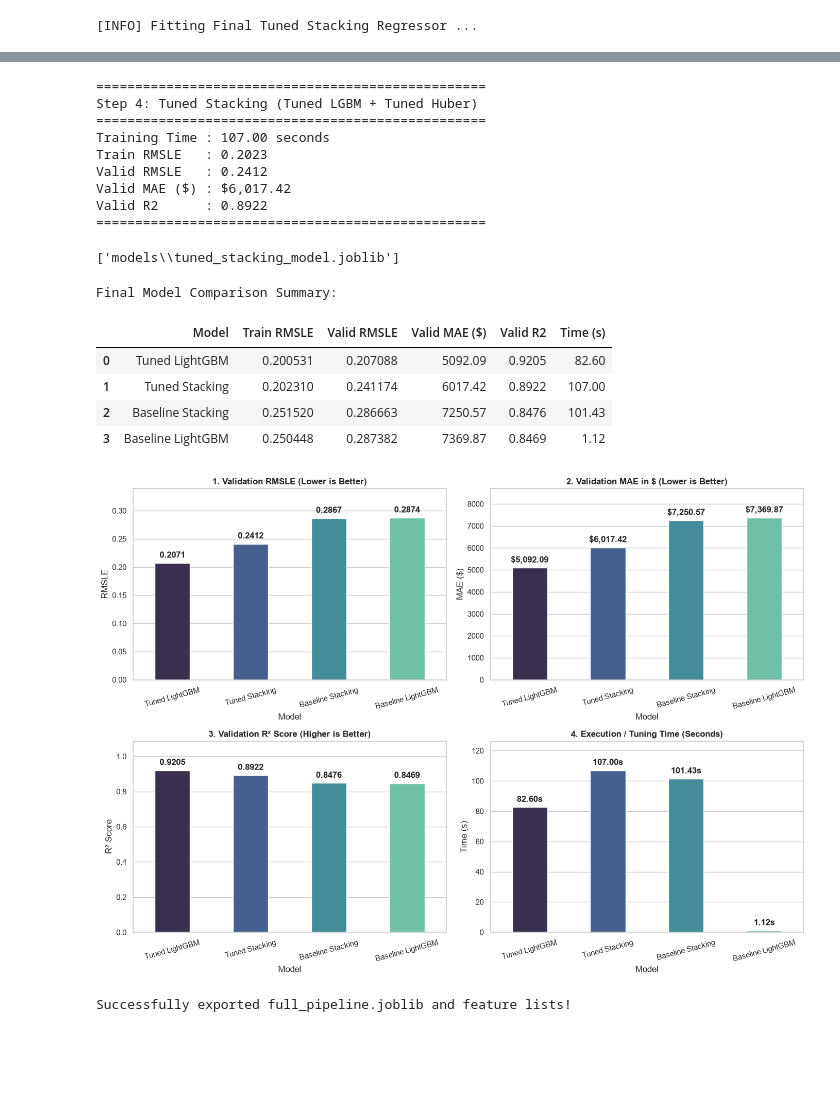
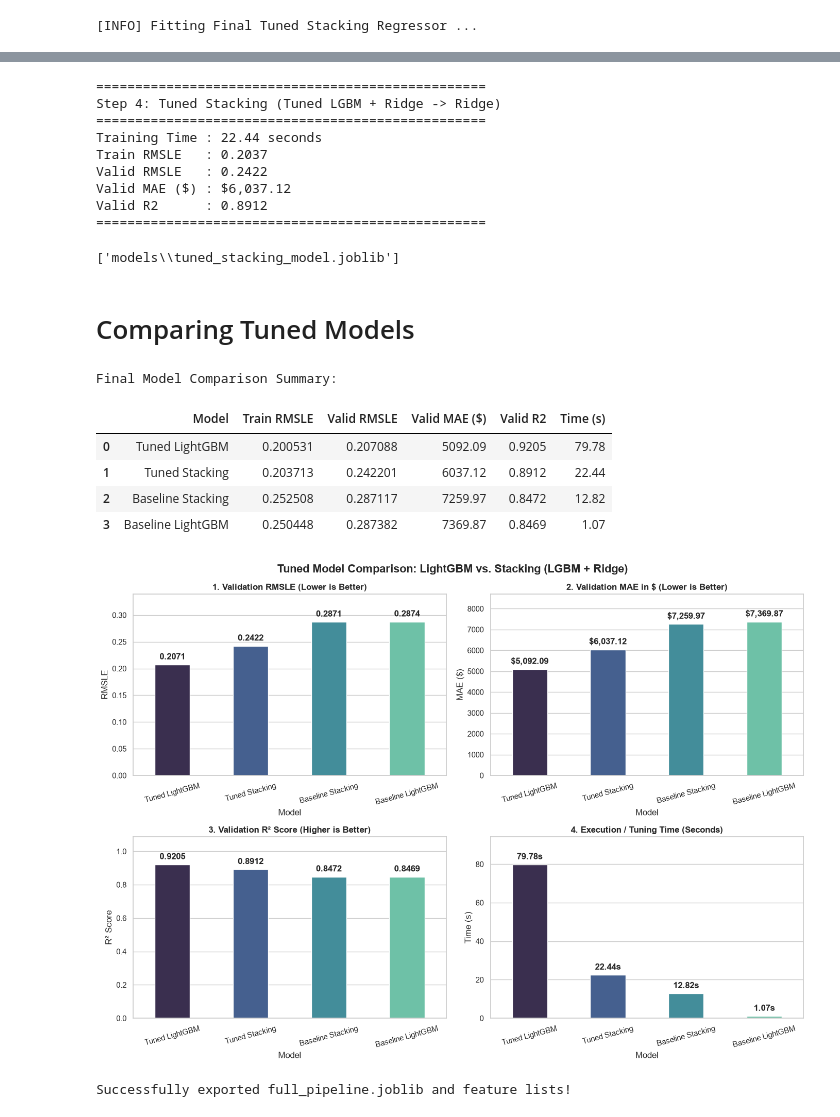
Before and after one commit to BevisWong76/bulldozers-price-predictor, a Jupyter notebook: bulldozers_price_regression.ipynb, the cells around one changed output, grey strips where cells are left out. Saved outputs shown, nothing was run; the diff lists cells and outputs as text; code cells hidden in the pictures; blank space fills up the shorter version.

```diff
--- a/bulldozers_price_regression.ipynb
+++ b/bulldozers_price_regression.ipynb
@@ -56,12 +56,14 @@ Scikit-Learn version: 1.9.0
 # Create image and model directories if they don't exist
 
 eda_plots_dir             = Path("plots/EDA")
-model_selection_plots_dir = Path("plots/Model_Selection")
+tuning_plots_dir          = Path("plots/Tuning")
+evaluation_plots_dir      = Path("plots/Evaluation")
 features_plots_dir        = Path("plots/Features")
 models_dir                = Path("models")
 
 eda_plots_dir.mkdir(parents=True, exist_ok=True)
-model_selection_plots_dir.mkdir(parents=True, exist_ok=True)
+tuning_plots_dir.mkdir(parents=True, exist_ok=True)
+evaluation_plots_dir.mkdir(parents=True, exist_ok=True)
 features_plots_dir.mkdir(parents=True, exist_ok=True)
 models_dir.mkdir(parents=True, exist_ok=True)
 # %% [markdown]
@@ -361,9 +365,17 @@ Valid R2      : 0.8469
 # Define and fit Stacking model
 
 # Level 1
+# Ridge gets scaled inside its own sub-pipeline
+ridge_model = Pipeline(
+    steps=[
+        ("scaler", StandardScaler(with_mean=False)), # with_mean=False handles sparse matrices cleanly
+        ("regressor", Ridge(alpha=100.0, solver="lsqr"))
+    ]
+)
+
 level1_models = [
     ("lgb", LGBMRegressor(n_estimators=100, random_state=42, verbose=-1, n_jobs=-1),),
-    ("huber", HuberRegressor(max_iter=1000),),
+    ("Ridge", ridge_model,),
 ]
 
 # Level 2
@@ -375,7 +387,7 @@ stacking_baseline = StackingRegressor(
 )
 
 # Fitting
-print("[INFO] Fitting Lightweight Stacking Baseline (LGBM + Huber -> Ridge) ...")
+print("[INFO] Fitting Lightweight Stacking Baseline (LGBM + Ridge -> Ridge) ...")
 start_time = time.time()
 stacking_baseline.fit(X_train_preprocessed, y_train_log)
 stacking_train_time = time.time() - start_time
@@ -681,7 +785,7 @@ print("[INFO] Fitting Final Tuned Stacking Regressor ...")
 
 level1_tuned_models = [
     ("tuned_lgb", tuned_lgb_model),
-    ("huber", HuberRegressor(max_iter=1000)),
+    ("Ridge", ridge_model)
 ]
 
 meta_model = Ridge(alpha=1.0)
@@ -722,7 +919,7 @@ tuned_stack_valid_mae = mean_absolute_error(
 )
 
 print("=" * 50)
-print("Step 4: Tuned Stacking (Tuned LGBM + Tuned Huber)")
+print("Step 4: Tuned Stacking (Tuned LGBM + Ridge -> Ridge)")
 print("=" * 50)
 print(f"Training Time : {tuned_stacking_train_time:.2f} seconds")
 print(f"Train RMSLE   : {tuned_stack_train_rmsle:.4f}")
@@ -732,19 +929,21 @@ print(f"Valid R2      : {tuned_stack_valid_r2:.4f}")
 print("=" * 50)
 # %% [output]
 ==================================================
-Step 4: Tuned Stacking (Tuned LGBM + Tuned Huber)
+Step 4: Tuned Stacking (Tuned LGBM + Ridge -> Ridge)
 ==================================================
-Training Time : 107.00 seconds
-Train RMSLE   : 0.2023
-Valid RMSLE   : 0.2412
-Valid MAE ($) : $6,017.42
-Valid R2      : 0.8922
+Training Time : 22.44 seconds
+Train RMSLE   : 0.2037
+Valid RMSLE   : 0.2422
+Valid MAE ($) : $6,037.12
+Valid R2      : 0.8912
 ==================================================
 # %%
 # Save the tuned stacking regressor to disk
 joblib.dump(tuned_stacking, models_dir / "tuned_stacking_model.joblib")
 # %% [output]
 ['models\\tuned_stacking_model.joblib']
+# %% [markdown]
+#  Comparing Tuned Models
 # %%
 # Final Model Comparison Summary
 
@@ -796,10 +995,10 @@ display(final_results_df)
 # %% [output]
 Final Model Comparison Summary:
 |  | Model | Train RMSLE | Valid RMSLE | Valid MAE ($) | Valid R2 | Time (s) |
-| 0 | Tuned LightGBM | 0.200531 | 0.207088 | 5092.09 | 0.9205 | 82.60 |
-| 1 | Tuned Stacking | 0.202310 | 0.241174 | 6017.42 | 0.8922 | 107.00 |
-| 2 | Baseline Stacking | 0.251520 | 0.286663 | 7250.57 | 0.8476 | 101.43 |
-| 3 | Baseline LightGBM | 0.250448 | 0.287382 | 7369.87 | 0.8469 | 1.12 |
+| 0 | Tuned LightGBM | 0.200531 | 0.207088 | 5092.09 | 0.9205 | 79.78 |
+| 1 | Tuned Stacking | 0.203713 | 0.242201 | 6037.12 | 0.8912 | 22.44 |
+| 2 | Baseline Stacking | 0.252508 | 0.287117 | 7259.97 | 0.8472 | 12.82 |
+| 3 | Baseline LightGBM | 0.250448 | 0.287382 | 7369.87 | 0.8469 | 1.07 |
 # %%
 # Visualize the final model comparison results
 fig, axes = plt.subplots(2, 2, figsize=(14, 10))
@@ -846,35 +1045,36 @@ sns.barplot(
     hue="Model",
     ax=axes[1, 0],
     palette=palette,
     legend=False,
     width=0.45,
 )
 axes[1, 0].set_title("3. Validation R² Score (Higher is Better)", fontweight="bold")
 axes[1, 0].set_ylabel("R² Score")
 axes[1, 0].tick_params(axis="x", rotation=15)
 annotate_bars(axes[1, 0], fmt_type="float", decimals=4)
 
 # 4. Execution / Tuning Time
 sns.barplot(
     data=final_results_df,
     x="Model",
     y="Time (s)",
     hue="Model",
     ax=axes[1, 1],
     palette=palette,
     legend=False,
     width=0.45,
 )
 axes[1, 1].set_title("4. Execution / Tuning Time (Seconds)", fontweight="bold")
 axes[1, 1].set_ylabel("Time (s)")
 axes[1, 1].tick_params(axis="x", rotation=15)
 annotate_bars(axes[1, 1], fmt_type="float", decimals=2, suffix="s")
 
+plt.suptitle("Tuned Model Comparison: LightGBM vs. Stacking (LGBM + Ridge)", fontsize=16, fontweight="bold")
 plt.tight_layout()
-plt.savefig(model_selection_plots_dir / "02_final_model_comparison.png", dpi=300)
+plt.savefig(evaluation_plots_dir / "02_final_model_comparison.png", dpi=300)
 plt.show()
 # %% [output]
-[figure, old version]
+[figure, new version]
 # %%
 # Save preprocessor and the tuned LightGBM model for future use
 
```
Also changed, not shown: parts of 14 cells of this notebook, 15 other files.
